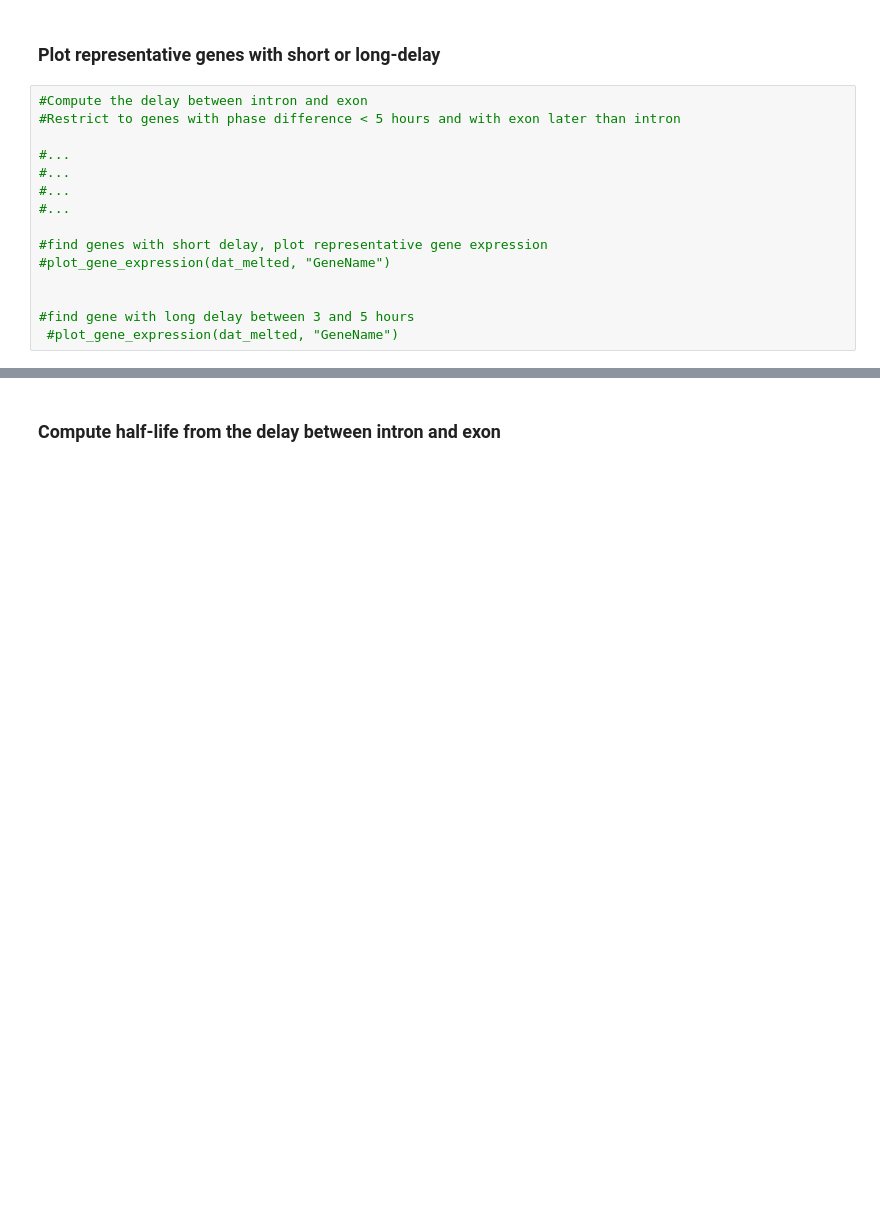
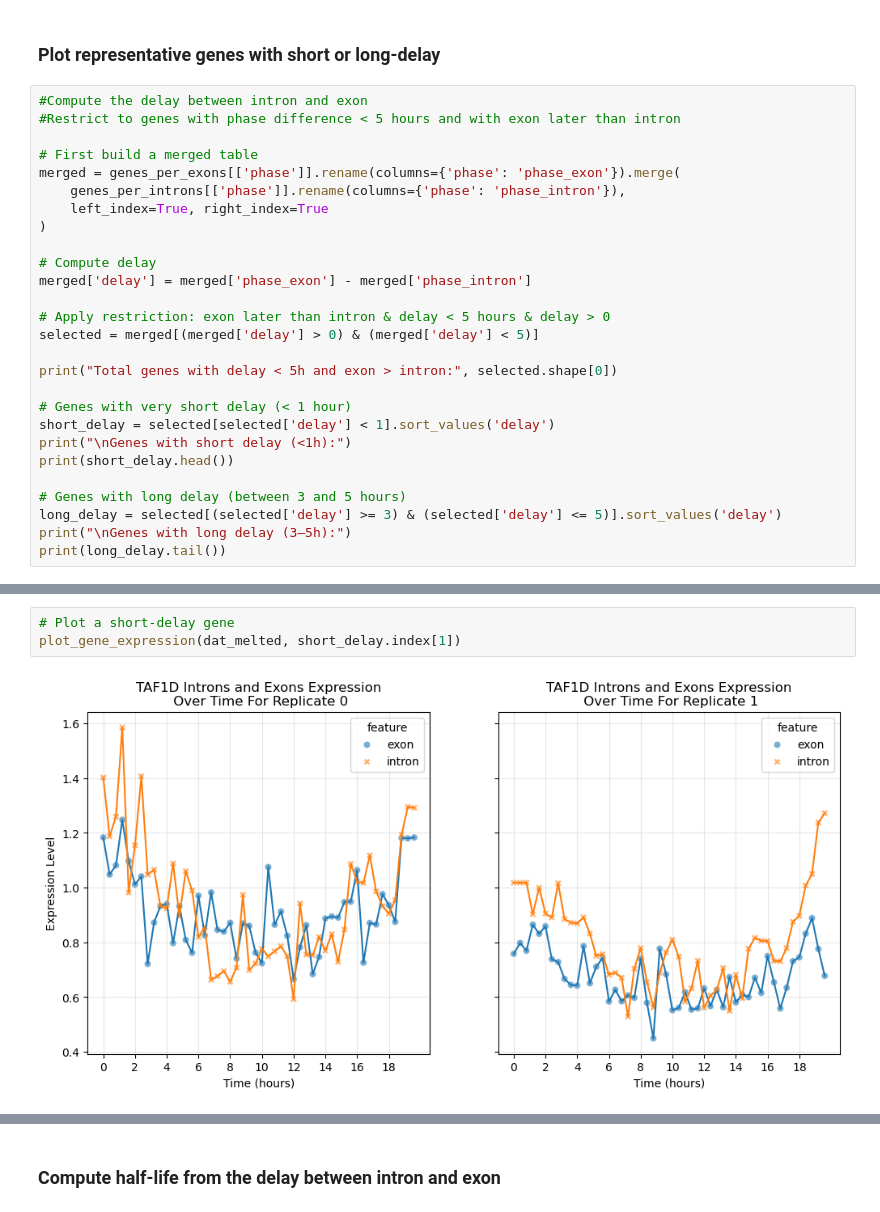
Before and after one commit to Alicetrpc/genome3, a Jupyter notebook: Exercise_Week10_11_B_Exercises.ipynb, the cells around one changed output, grey strips where cells are left out. Drawn from its saved outputs; the diff is of its cells as text; blank space fills up the shorter version.

```diff
--- a/Exercise_Week10_11_B_Exercises.ipynb
+++ b/Exercise_Week10_11_B_Exercises.ipynb
@@ -576,14 +712,26 @@ Top 10 most rhythmic genes (by amplitude)
 #Compute the delay between intron and exon
 #Restrict to genes with phase difference < 5 hours and with exon later than intron
 
-#...
-#...
-#...
-#...
+# First build a merged table
+merged = genes_per_exons[['phase']].rename(columns={'phase': 'phase_exon'}).merge(
+    genes_per_introns[['phase']].rename(columns={'phase': 'phase_intron'}),
+    left_index=True, right_index=True
+)
 
-#find genes with short delay, plot representative gene expression
-#plot_gene_expression(dat_melted, "GeneName")
+# Compute delay
+merged['delay'] = merged['phase_exon'] - merged['phase_intron']
 
+# Apply restriction: exon later than intron & delay < 5 hours & delay > 0
+selected = merged[(merged['delay'] > 0) & (merged['delay'] < 5)]
 
-#find gene with long delay between 3 and 5 hours
- #plot_gene_expression(dat_melted, "GeneName")
+print("Total genes with delay < 5h and exon > intron:", selected.shape[0])
+
+# Genes with very short delay (< 1 hour)
+short_delay = selected[selected['delay'] < 1].sort_values('delay')
+print("\nGenes with short delay (<1h):")
+print(short_delay.head())
+
+# Genes with long delay (between 3 and 5 hours)
+long_delay = selected[(selected['delay'] >= 3) & (selected['delay'] <= 5)].sort_values('delay')
+print("\nGenes with long delay (3–5h):")
+print(long_delay.tail())
@@ -589,0 +756,5 @@ Top 10 most rhythmic genes (by amplitude)
+# %%
+# Plot a short-delay gene
+plot_gene_expression(dat_melted, short_delay.index[1])
+# %% [output]
+[figure, added]
```
Also changed, not shown: parts of 20 cells of this notebook, 2 other files.
